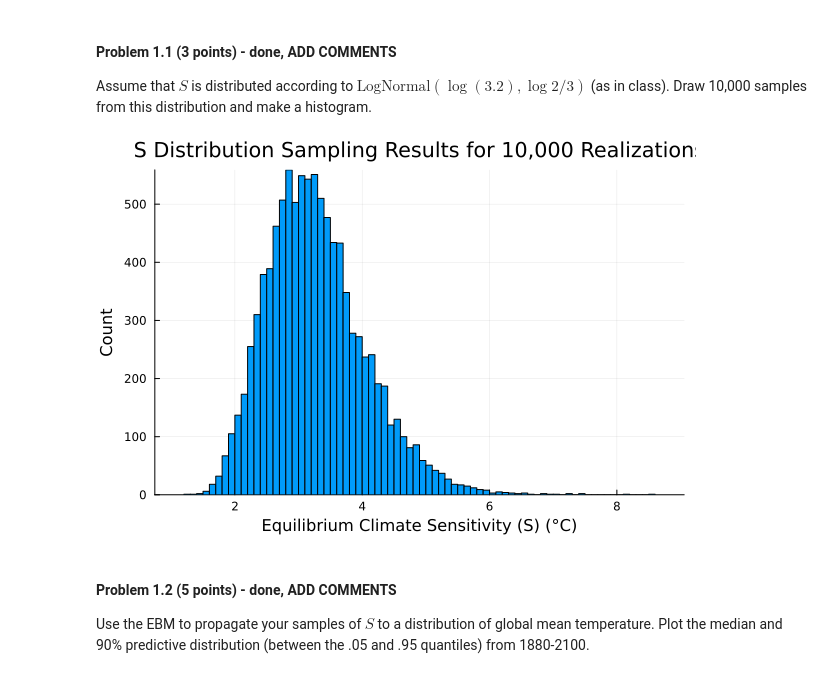
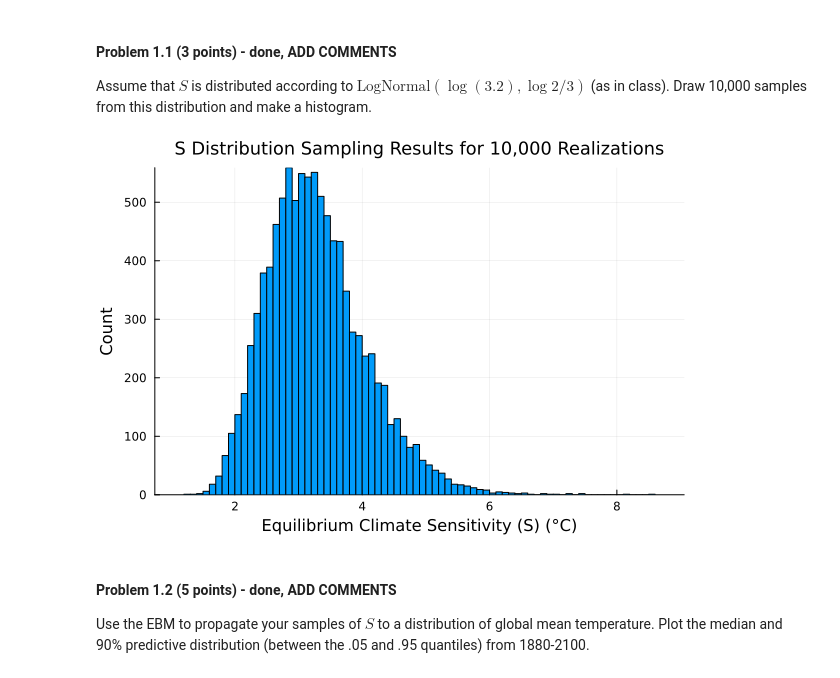
Before and after one commit to BEE4750-FA23/hw3-akshara-c, a Jupyter notebook: hw03.ipynb, the cells around one changed output. Drawn from its saved outputs; the diff is of its cells as text; code cells hidden in the pictures.

```diff
--- a/hw03.ipynb
+++ b/hw03.ipynb
@@ -157,15 +157,15 @@ samples from this distribution and make a histogram.
 # %%
 Random.seed!(1)
 
 S_dist = LogNormal(log(3.2),log(2)/3)
 S = rand(S_dist,10000)
 
 histogram(S, legend = false)
 xlabel!("Equilibrium Climate Sensitivity (S) (°C)")
 ylabel!("Count")
-title!("S Distribution Sampling Results for 10,000 Realizations")
+title!("S Distribution Sampling Results for 10,000 Realizations", titlefont = font(12))
 # %% [output]
-[figure, old version]
+[figure, new version]
 # %% [markdown]
 #### Problem 1.2 (5 points) - done, ADD COMMENTS
 
```
Also changed, not shown: parts of 4 cells of this notebook.
